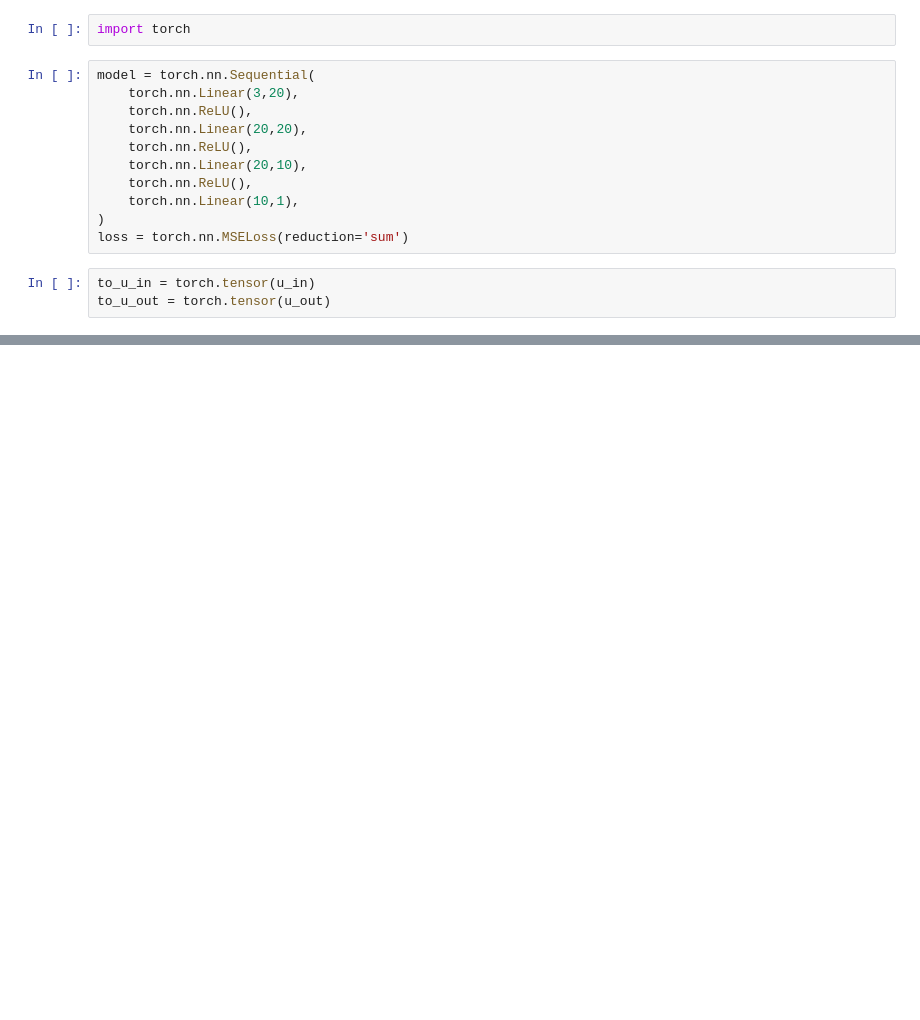
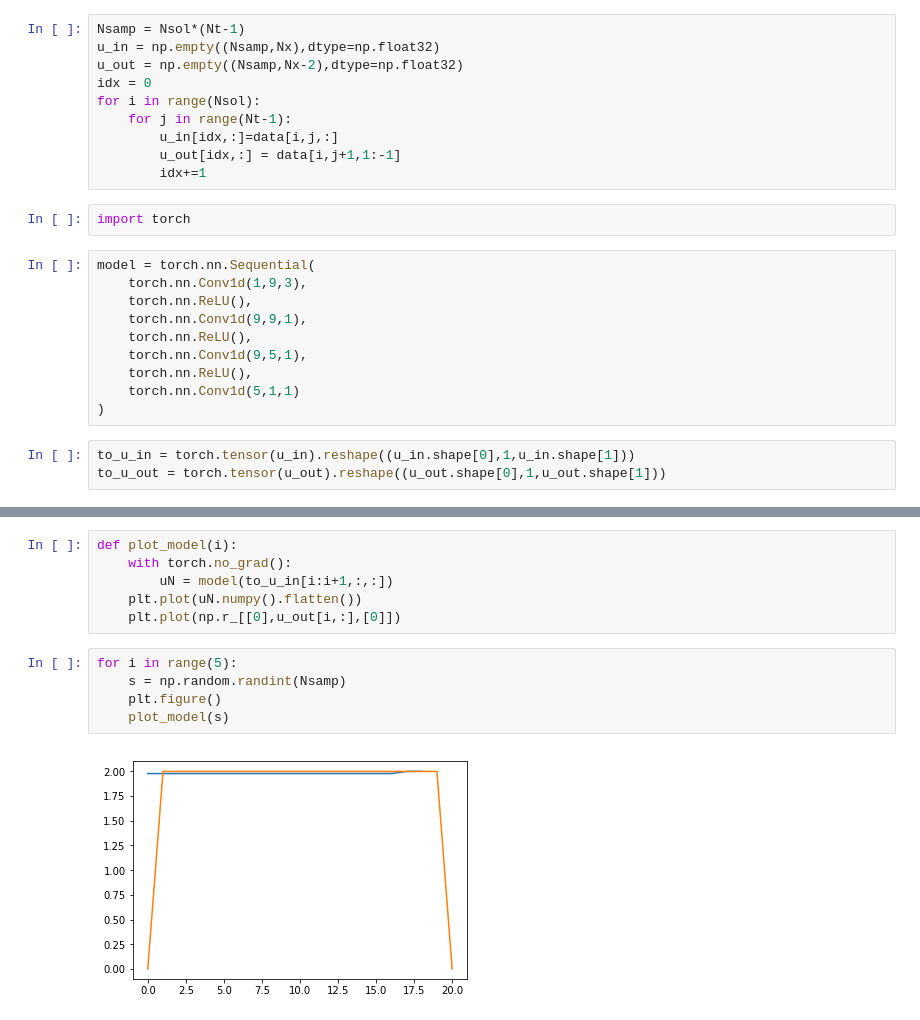
Before and after one commit to afqueiruga/nn_1d_pde, a Jupyter notebook: train_1.ipynb, the cells around one changed output, grey strips where cells are left out. Saved outputs shown, nothing was run; the diff lists cells and outputs as text; blank space fills up the shorter version.

```diff
--- a/train_1.ipynb
+++ b/train_1.ipynb
@@ -61,19 +72,28 @@ u_in.shape
+# %%
+Nsamp = Nsol*(Nt-1)
+u_in = np.empty((Nsamp,Nx),dtype=np.float32)
+u_out = np.empty((Nsamp,Nx-2),dtype=np.float32)
+idx = 0
+for i in range(Nsol):
+    for j in range(Nt-1):
+        u_in[idx,:]=data[i,j,:]
+        u_out[idx,:] = data[i,j+1,1:-1]
+        idx+=1
 # %%
 import torch
 # %%
 model = torch.nn.Sequential(
-    torch.nn.Linear(3,20),
+    torch.nn.Conv1d(1,9,3),
     torch.nn.ReLU(),
-    torch.nn.Linear(20,20),
+    torch.nn.Conv1d(9,9,1),
     torch.nn.ReLU(),
-    torch.nn.Linear(20,10),
+    torch.nn.Conv1d(9,5,1),
     torch.nn.ReLU(),
-    torch.nn.Linear(10,1),
+    torch.nn.Conv1d(5,1,1)
 )
-loss = torch.nn.MSELoss(reduction='sum')
 # %%
-to_u_in = torch.tensor(u_in)
-to_u_out = torch.tensor(u_out)
+to_u_in = torch.tensor(u_in).reshape((u_in.shape[0],1,u_in.shape[1]))
+to_u_out = torch.tensor(u_out).reshape((u_out.shape[0],1,u_out.shape[1]))
 # %%
 loss(model(to_u_in),to_u_out)
 # %% [output]
@@ -103,0 +123,13 @@ for t in range(1000):
+# %%
+def plot_model(i):
+    with torch.no_grad():
+        uN = model(to_u_in[i:i+1,:,:])
+    plt.plot(uN.numpy().flatten())
+    plt.plot(np.r_[[0],u_out[i,:],[0]])
+# %%
+for i in range(5):
+    s = np.random.randint(Nsamp)
+    plt.figure()
+    plot_model(s)
+# %% [output]
+[figure, added]
```
Also changed, not shown: parts of 10 cells of this notebook.
